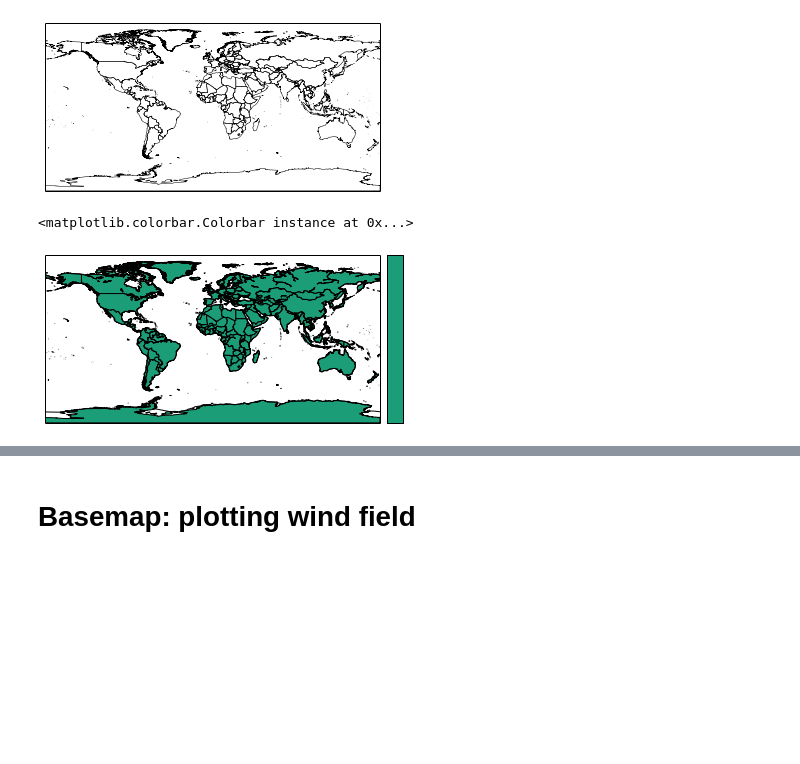
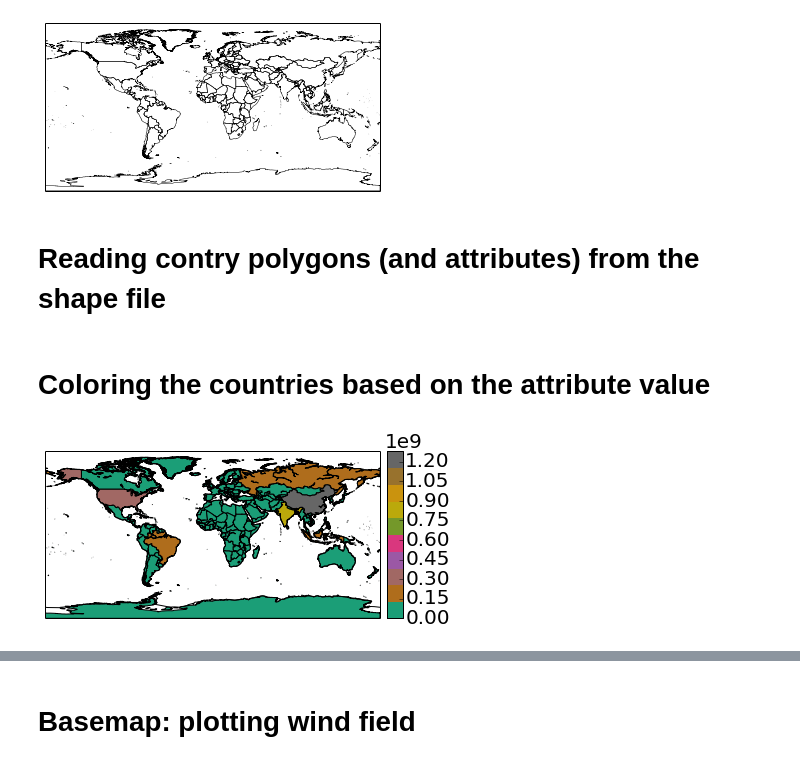
Before and after one commit to guziy/guziy.github.io, a Jupyter notebook: CNRCWP_student_workshop_2013-12-17/Python_CNRCWP_tutorial.ipynb, the cells around one changed output, grey strips where cells are left out. Cells and saved outputs as stored; diff of their text form; code cells hidden in the pictures; blank space fills up the shorter version.

Commit message:
finish work on shape files

```diff
--- a/CNRCWP_student_workshop_2013-12-17/Python_CNRCWP_tutorial.ipynb
+++ b/CNRCWP_student_workshop_2013-12-17/Python_CNRCWP_tutorial.ipynb
@@ -1014,9 +1007,12 @@ o_lon_p = rotpole.north_pole_grid_longitude
 o_lat_p = rotpole.grid_north_pole_latitude
 b = Basemap(projection="rotpole",
             lon_0=lon_0,
-            o_lon_p = o_lon_p, o_lat_p = o_lat_p,
-            llcrnrlon = lon[0, 0], llcrnrlat = lat[0, 0],
-            urcrnrlon = lon[-1, -1], urcrnrlat = lat[-1, -1],
+            o_lon_p = o_lon_p,
+            o_lat_p = o_lat_p,
+            llcrnrlon = lon[0, 0],
+            llcrnrlat = lat[0, 0],
+            urcrnrlon = lon[-1, -1],
+            urcrnrlat = lat[-1, -1],
             resolution="l")
 x, y = b(lon, lat) # native coordinates
 # %% [markdown]
@@ -1086,49 +1082,50 @@ shp_file = os.path.join(local_folder, "cntry00")
 ncountries, _, _, _, linecollection = bworld.readshapefile(shp_file, "country")
 # %% [output]
 [figure]
+# %% [markdown]
+Reading contry polygons (and attributes) from the shape file
+=====
 # %%
 import fiona
-from descartes import PolygonPatch
 from matplotlib.collections import PatchCollection
 from shapely.geometry import MultiPolygon, shape
 from matplotlib.patches import Polygon
 import shapely
 
+bworld = Basemap()
 populations = []
+patches = []
 
-bworld = Basemap()
+def to_mpl_poly(shp_poly, apatches):
+    a = np.asarray(shp_poly.exterior)
+    x, y = bworld(a[:, 0], a[:, 1])
+    apatches.append(Polygon(zip(x, y)))
 
-fig = plt.figure()
-ax = fig.add_subplot(111)
-
-patches = []
 with fiona.open('countries/cntry00.shp', 'r') as inp:
     for f in inp:
-        populations.append(f["properties"]["POP_CNTRY"])
-        coords = f['geometry']['coordinates'][0]
+        the_population = f["properties"]["POP_CNTRY"]
         sh = shape(f['geometry'])
 
-
-
         if isinstance(sh, shapely.geometry.Polygon):
-            x, y = bworld(*zip(*coords))
-            patches.append(Polygon(zip(x, y)))
+            to_mpl_poly(sh, patches)
+            populations.append(the_population)
         elif isinstance(sh, shapely.geometry.MultiPolygon):
             for sh1 in sh.geoms:
-                patches.append(Polygon(sh1.exterior))
-
-brew_cmap = brewer2mpl.get_map("Dark2", "Qualitative", 8)
-cmap = brew_cmap.get_mpl_colormap(N = 10)
-
-
-pcol = PatchCollection(patches, cmap = cmap)
-populations = np.array(populations) / float(np.sum(populations))
-pcol.set_array(np.log(populations))
-
-ax.add_collection(pcol)
-
-bworld.drawcoastlines();
-bworld.colorbar(pcol)
+                to_mpl_poly(sh1, patches)
+                populations.append(the_population)
-# %% [output]
-<matplotlib.colorbar.Colorbar instance at 0x...>
-[figure, removed]
+# %% [markdown]
+Coloring the countries based on the attribute value
+=========
+# %%
+import brewer2mpl
+fig = plt.figure()
+ax = fig.add_subplot(111)
+brew_cmap = brewer2mpl.get_map("Dark2", "Qualitative", 8)
+cmap = brew_cmap.get_mpl_colormap(N = 10)
+pcol = PatchCollection(patches, cmap = cmap)
+pcol.set_array(np.array(populations))
+ax.add_collection(pcol)
+bworld.colorbar(pcol)
+bworld.drawcoastlines(ax = ax);
+# %% [output]
+[figure, added]
```
Also changed, not shown: parts of 34 cells of this notebook, 1 other file.
